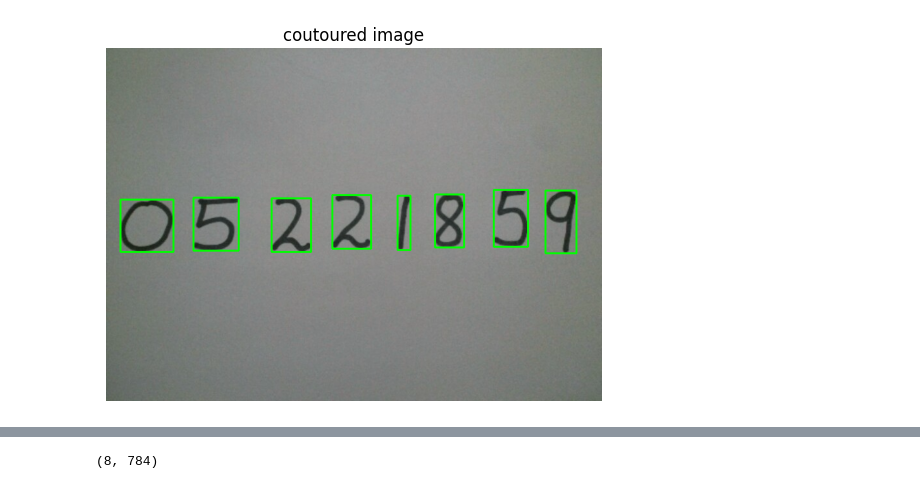
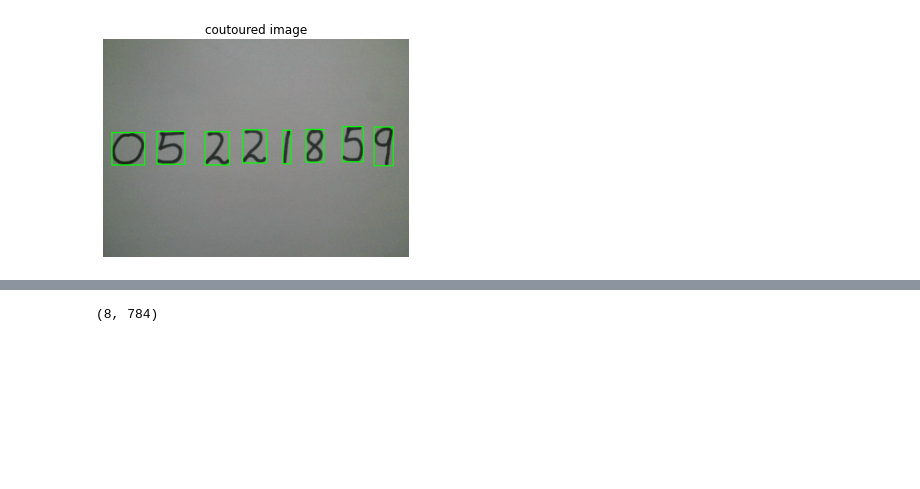
Before and after one commit to taimoon/handwritten-digits-recognition, a Jupyter notebook: recognition from image.ipynb, the cells around one changed output, grey strips where cells are left out. Drawn from its saved outputs; the diff is of its cells as text; code cells hidden in the pictures; blank space fills up the shorter version.

```diff
--- a/recognition from image.ipynb
+++ b/recognition from image.ipynb
@@ -8,6 +8,6 @@ from IPython import display
 pre_trained_model = tf.keras.models.load_model('saved_model/my_model')
 # %%
-image = cv2.imread('data/image.jpg')
+image = cv2.imread('data/image.png')
 plt.axis('off')
 plt.imshow(image);
 # %% [output]
@@ -15,40 +15,34 @@ plt.imshow(image);
 # %%
 grey = cv2.cvtColor(image.copy(), cv2.COLOR_BGR2GRAY)
 blur = cv2.GaussianBlur(grey.copy(), (5,5), 0)
 _, thresh = cv2.threshold(blur.copy(),0,255,cv2.THRESH_BINARY_INV+cv2.THRESH_OTSU)
 contours, _ = cv2.findContours(thresh.copy(), cv2.RETR_EXTERNAL, cv2.CHAIN_APPROX_SIMPLE)
 
 contours_rect = [cv2.boundingRect(c) for c in contours]
 
-tmp = image.copy()
+img = image.copy()
 small_param = 0.001
-preprocessed_digits = []
+digits = []
 
 for x,y,w,h in sorted(contours_rect):
 
     # filter out small rect
-    if w*h < small_param * tmp.shape[0] * tmp.shape[1]:
+    if w*h < small_param * img.shape[0] * img.shape[1]:
         continue
 
-    # Creating a rectangle around the digit in the original image (for displaying the digits fetched via contours)
-    cv2.rectangle(tmp, (x,y), (x+w, y+h), color=(0,255,0), thickness=2)
+    cv2.rectangle(img, (x,y), (x+w, y+h), color=(0,255,0), thickness=2)
 
-    # Cropping out the digit from the image corresponding to the current contours in the for loop
     digit = thresh[y:y+h, x:x+w]
-
-    # Resizing that digit to (18, 18)
     resized_digit = cv2.resize(digit, (18,18))
-
-    # Padding the digit with 5 pixels of black color (zeros) in each side to finally produce the image of (28, 28)
     padded_digit = np.pad(resized_digit, 5, "constant", constant_values=0)
 
-    # Adding the preprocessed digit to the list of preprocessed digits
-    preprocessed_digits.append(padded_digit)
+    digits.append(padded_digit)
+
+digits = np.array(digits)
 
 plt.title('coutoured image')
 plt.axis('off')
-plt.imshow(tmp, cmap="gray")
+plt.imshow(img, cmap="gray")
 plt.show()
-preprocessed_digits = np.array(preprocessed_digits)
 # %% [output]
-[figure, old version]
+[figure, new version]
```
Also changed, not shown: parts of 10 cells of this notebook, 11 other files.
